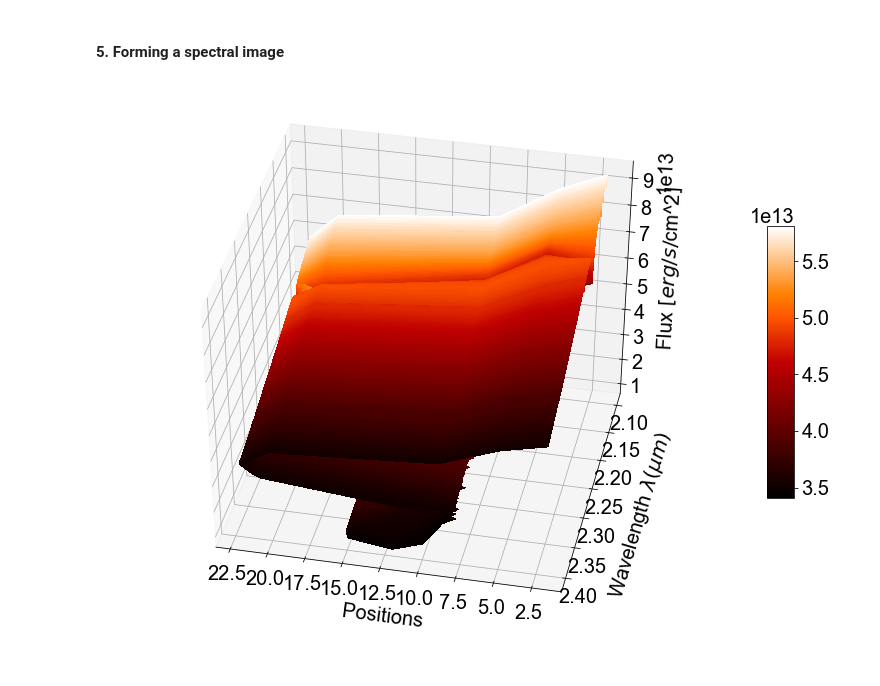
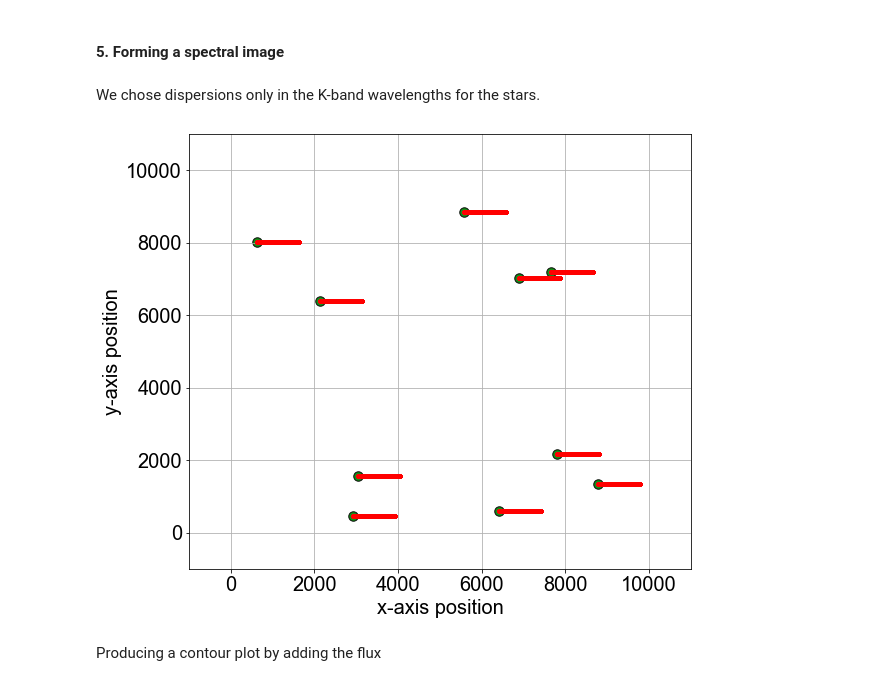
Before and after one commit to SoumyaShreeram/Slitless_spectroscopy, a Jupyter notebook: 01_Simulating_Spectra.ipynb, the cells around one changed output. Cells and saved outputs as stored; diff of their text form; code cells hidden in the pictures.

Commit message:
organizing files, plotting spectral img

```diff
--- a/01_Simulating_Spectra.ipynb
+++ b/01_Simulating_Spectra.ipynb
@@ -67,17 +86,6 @@ Fe_H = 0.0
 # [a/M] alpha element enhancement
 alpha = 0
 
-spectral_type = defineSpectralType(HiRes=True, MedRes=False)
-
-# number of spectra
-num_spectra = len(t_eff_arr)
-# parameters considered :: [t_eff, log_g, Fe_H, alpha, spectral_types]
-num_params = 5
-
-# positions of the 10 stars considered
-pos = [2, 5, 9, 20, 22, 21, 8, 10, 12, 15]
-
-# wavelength range for k-band
-k_upper, k_lower = 2.4e4, 2.1e4
+spectral_type = ss.defineSpectralType(HiRes=True, MedRes=False)
 # %% [markdown]
 #### 3. Opening and reading the file
@@ -166,7 +92,7 @@ def labelSpectra(params):
 # %% [markdown]
 The following code blocks puts together the fluxes and wavelegnths for all the chosen spectra into a 2D array.
 # %%
-_, len_wavelen = extractWavelen(data_dir, wave_filename)
+_, len_wavelen = ss.extractWavelen(data_dir, wave_filename)
 wave_len_arr2D, flux_arr2D = np.empty((0, len_wavelen)), np.empty((0, len_wavelen))
 params_arr2D = np.empty((0, num_params))
 
@@ -176,7 +102,7 @@ for i in range(num_spectra):
   params = [t_eff, log_g, Fe_H, alpha, spectral_type]
 
   # read out the wavelength and flux for given set of parameters
-  wave_len, flux = readFile(data_dir, wave_filename, params)
+  wave_len, flux = ss.readFile(data_dir, wave_filename, params)
 
   # add the wavelength and flux values to the 2D arrays
   wave_len_arr2D = np.append(wave_len_arr2D, [wave_len], axis=0)
@@ -256,30 +139,22 @@ def fluxKband(flux_arr2D, pos, flux_k2D, idx):
+# %% [markdown]
+We chose dispersions only in the K-band wavelengths for the stars.
 # %%
 # chosing the K-band wavelength
-waves_k, idx = chooseKband(wave_len_arr2D, k_upper, k_lower)
+waves_k, idx = ss.chooseKband(wave_len_arr2D, k_upper, k_lower)
 
 # defining the K-band flux
 flux_k2D = np.empty((0, len(waves_k)))
-flux_k2D = fluxKband(flux_arr2D, pos, flux_k2D, idx)
-
-positions_arr2D = np.empty((0, len(waves_k)))
-positions_arr2D = defineStarPositions(pos, positions_arr2D, waves_k)
+flux_k2D = ss.fluxKband(flux_arr2D, x_pos, flux_k2D, idx)
-# %%
-fig = plt.figure(figsize=(14,10))
-ax = fig.gca(projection='3d')
-
-# convert Angstrom to micrometer
-waves_k_mu = []
-[waves_k_mu.append(waves/10000) for waves in waves_k]
-X, Y = np.meshgrid(pos, waves_k_mu)
-
-surf = ax.plot_surface(X, Y, np.transpose(flux_k2D), rstride=20, cstride=40, cmap=cm.gist_heat, linewidth=1, antialiased=False)
-
-# Add a color bar, axis properties
-fig.colorbar(surf, shrink=0.5, aspect=10)
-ax.set_xlabel('\n Positions' )
-ax.set_ylabel('\n \n Wavelength'+ r'$\ \lambda (\mu m)$ ')
-ax.set_zlabel('\n Flux'+r'$\ [erg/s/$cm^2$]$');
-ax.view_init(40, 102)
-plt.show()
-# %% [output]
-[figure, removed]
+# %%
+fig, ax = plt.subplots(1,1,figsize=(9,8))
+
+# plotting the stars
+ax.scatter(x_pos, y_pos, s=90, c="g", alpha=0.9, marker="o", edgecolors='k')
+ss.setLabel(ax, 'x-axis position', 'y-axis position', '', [l_pix-disperse_range, u_pix+disperse_range], [l_pix-disperse_range, u_pix+disperse_range], legend=False)
+
+# dispersing them in the k-band
+x_disperse, y_disperse = ss.disperseStars(x_pos, y_pos, disperse_range, waves_k, ax, dispersion_angle)
+# %% [output]
+[figure, added]
+# %% [markdown]
+Producing a contour plot by adding the flux
```
Also changed, not shown: parts of 11 cells of this notebook, 1 other file.
